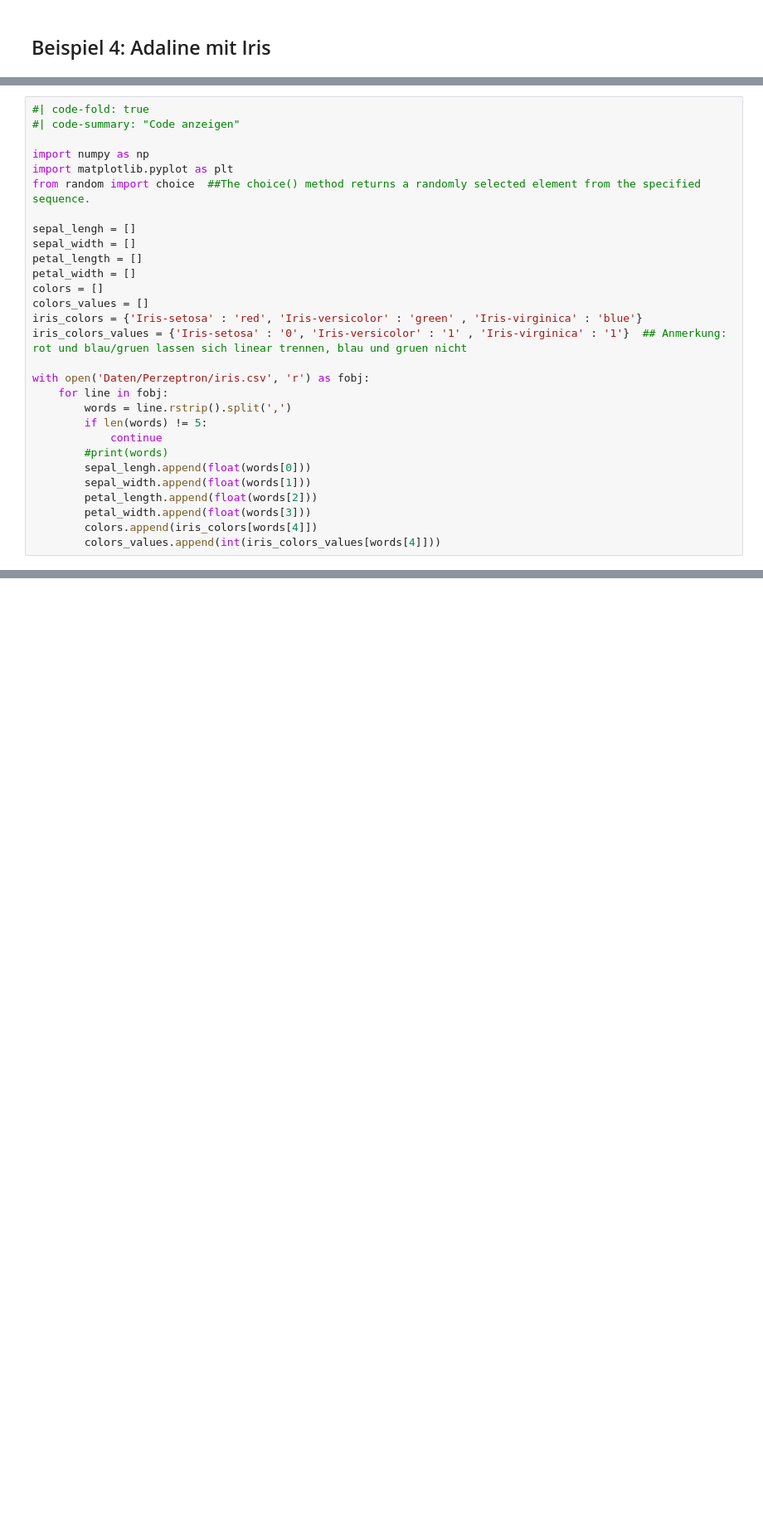
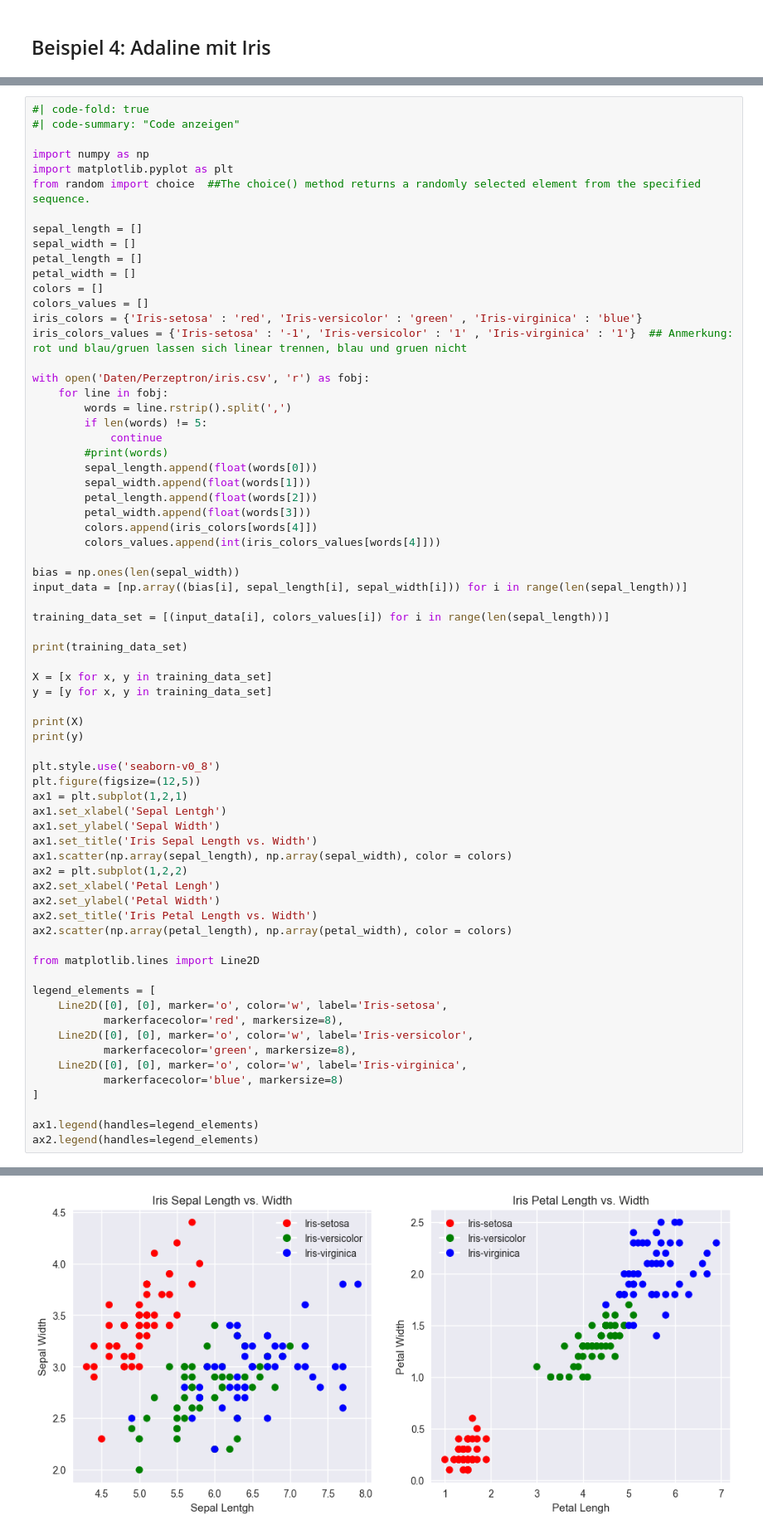
Before and after one commit to ArnoldIntelligence/KI-Vorlesung, a Jupyter notebook: notebooks/02-perzeptron.ipynb, the cells around one changed output, grey strips where cells are left out. Shown at 83% size. Drawn from its saved outputs; the diff is of its cells as text; blank space fills up the shorter version.

```diff
--- a/notebooks/02-perzeptron.ipynb
+++ b/notebooks/02-perzeptron.ipynb
@@ -1288,14 +1330,14 @@ import numpy as np
 import matplotlib.pyplot as plt
 from random import choice  ##The choice() method returns a randomly selected element from the specified sequence.
 
-sepal_lengh = []
+sepal_length = []
 sepal_width = []
 petal_length = []
 petal_width = []
 colors = []
 colors_values = []
 iris_colors = {'Iris-setosa' : 'red', 'Iris-versicolor' : 'green' , 'Iris-virginica' : 'blue'}
-iris_colors_values = {'Iris-setosa' : '0', 'Iris-versicolor' : '1' , 'Iris-virginica' : '1'}  ## Anmerkung: rot und blau/gruen lassen sich linear trennen, blau und gruen nicht
+iris_colors_values = {'Iris-setosa' : '-1', 'Iris-versicolor' : '1' , 'Iris-virginica' : '1'}  ## Anmerkung: rot und blau/gruen lassen sich linear trennen, blau und gruen nicht
 
 with open('Daten/Perzeptron/iris.csv', 'r') as fobj:
     for line in fobj:
@@ -1303,9 +1345,50 @@ with open('Daten/Perzeptron/iris.csv', 'r') as fobj:
         if len(words) != 5:
             continue
         #print(words)
-        sepal_lengh.append(float(words[0]))
+        sepal_length.append(float(words[0]))
         sepal_width.append(float(words[1]))
         petal_length.append(float(words[2]))
         petal_width.append(float(words[3]))
         colors.append(iris_colors[words[4]])
         colors_values.append(int(iris_colors_values[words[4]]))
+
+bias = np.ones(len(sepal_width))
+input_data = [np.array((bias[i], sepal_length[i], sepal_width[i])) for i in range(len(sepal_length))]
+
+training_data_set = [(input_data[i], colors_values[i]) for i in range(len(sepal_length))]
+
+print(training_data_set)
+
+X = [x for x, y in training_data_set]
+y = [y for x, y in training_data_set]
+
+print(X)
+print(y)
+
+plt.style.use('seaborn-v0_8')
+plt.figure(figsize=(12,5))
+ax1 = plt.subplot(1,2,1)
+ax1.set_xlabel('Sepal Lentgh')
+ax1.set_ylabel('Sepal Width')
+ax1.set_title('Iris Sepal Length vs. Width')
+ax1.scatter(np.array(sepal_length), np.array(sepal_width), color = colors)
+ax2 = plt.subplot(1,2,2)
+ax2.set_xlabel('Petal Lengh')
+ax2.set_ylabel('Petal Width')
+ax2.set_title('Iris Petal Length vs. Width')
+ax2.scatter(np.array(petal_length), np.array(petal_width), color = colors)
+
+from matplotlib.lines import Line2D
+
+legend_elements = [
+    Line2D([0], [0], marker='o', color='w', label='Iris-setosa',
+           markerfacecolor='red', markersize=8),
+    Line2D([0], [0], marker='o', color='w', label='Iris-versicolor',
+           markerfacecolor='green', markersize=8),
+    Line2D([0], [0], marker='o', color='w', label='Iris-virginica',
+           markerfacecolor='blue', markersize=8)
+]
+
+ax1.legend(handles=legend_elements)
+ax2.legend(handles=legend_elements)
+# %% [output]
@@ -1311,0 +1399 @@ with open('Daten/Perzeptron/iris.csv', 'r') as fobj:
+[figure, added]
```
Also changed, not shown: parts of 40 cells of this notebook, 3 other files.
